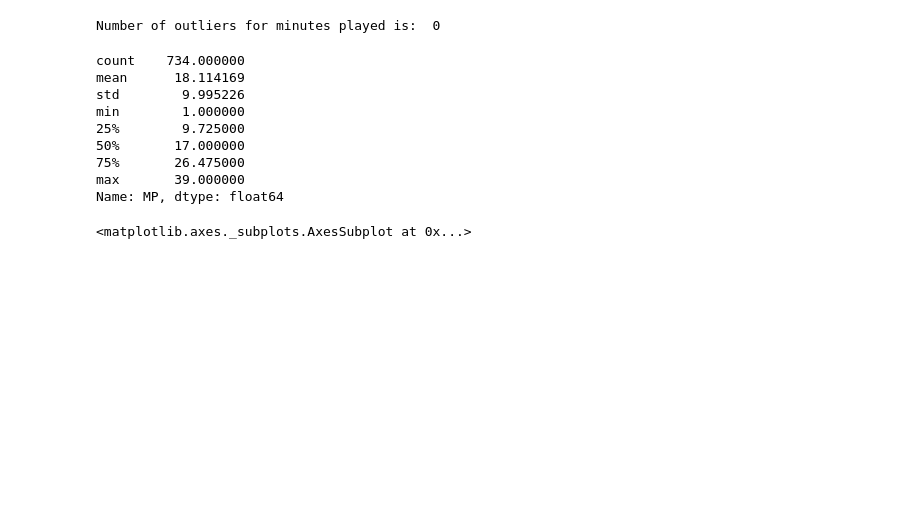
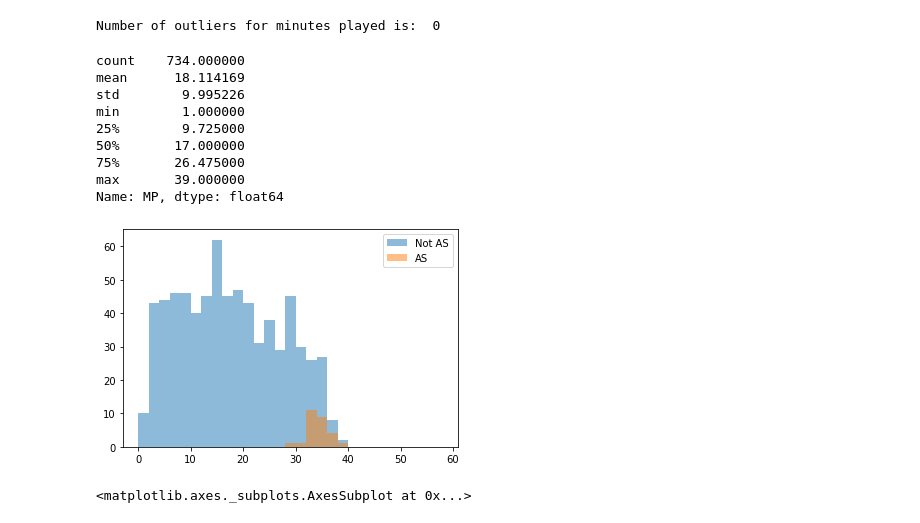
Before and after one commit to MennoCoehoorn/OZNAL, a Jupyter notebook: NBA.ipynb, the cells around one changed output. Cells and saved outputs as stored; diff of their text form; code cells hidden in the pictures; blank space fills up the shorter version.

```diff
--- a/NBA.ipynb
+++ b/NBA.ipynb
@@ -196,6 +281,18 @@ min        1.000000
 75%       26.475000
 max       39.000000
 Name: MP, dtype: float64
+# %%
+not_AS = df[df['ALLSTAR'] == 0]
+a_stars = df[df['ALLSTAR'] == 1]
+
+bins = np.arange(0, 60, 2)
+
+plt.hist(not_AS['MP'], bins, alpha=0.5, label='Not AS')
+plt.hist(a_stars['MP'], bins, alpha=0.5, label='AS')
+plt.legend(loc='upper right')
+plt.show()
+# %% [output]
+[figure, added]
 # %%
 plt.xticks(np.arange(0, 40, 2))
 plt.yticks(np.arange(0, 40, 10))
```
Also changed, not shown: parts of 16 cells of this notebook, 1 other file.
